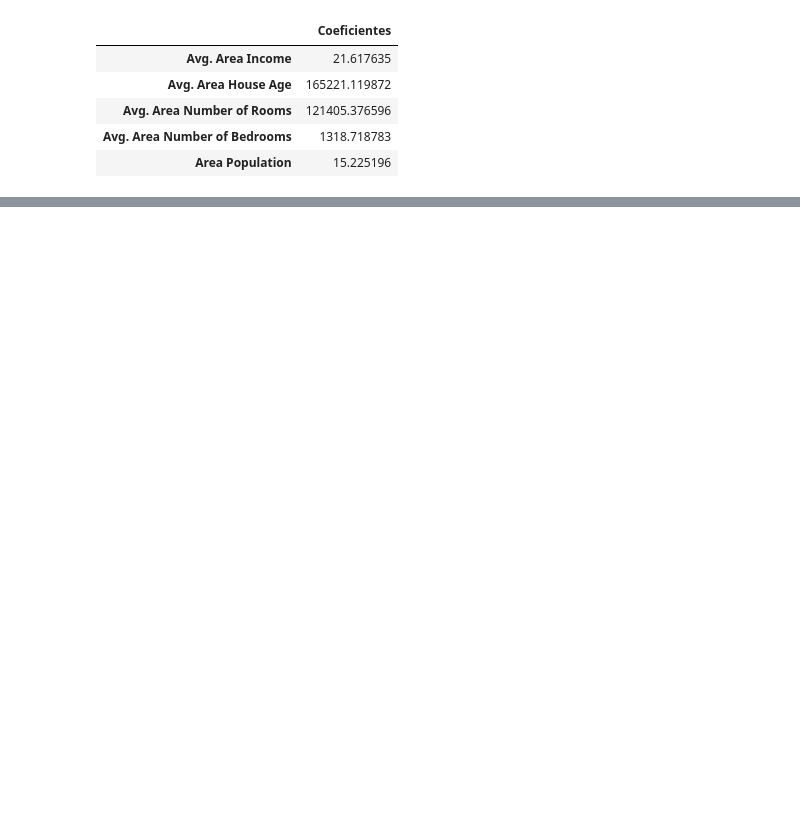
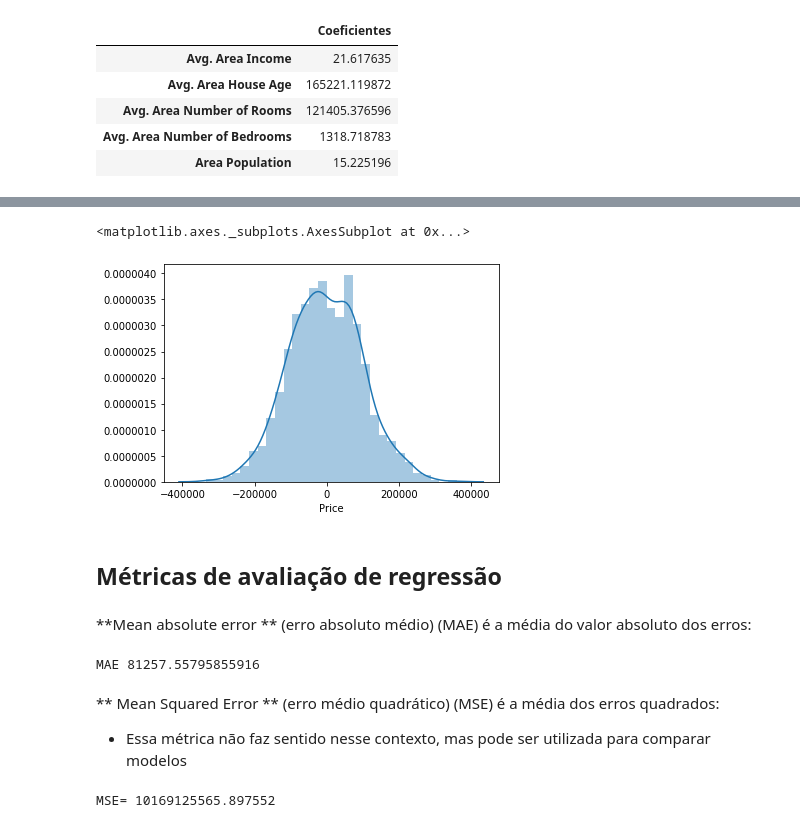
Before and after one commit to JnsFerreira/PythonForDS, a Jupyter notebook: MachineLearning/LinearRegressions/USAHousing/Linear Regressions-USAHousing.ipynb, the cells around one changed output, grey strips where cells are left out. Cells and saved outputs as stored; diff of their text form; code cells hidden in the pictures; blank space fills up the shorter version.

```diff
--- a/MachineLearning/LinearRegressions/USAHousing/Linear Regressions-USAHousing.ipynb
+++ b/MachineLearning/LinearRegressions/USAHousing/Linear Regressions-USAHousing.ipynb
@@ -192,0 +238,21 @@ coefs
+# %%
+sns.distplot((Y_test - predict))
+# %% [output]
+<matplotlib.axes._subplots.AxesSubplot at 0x...>
+[figure, added]
+# %% [markdown]
+## Métricas de avaliação de regressão
+# %% [markdown]
+**Mean absolute error ** (erro absoluto médio) (MAE) é a média do valor absoluto dos erros:
+# %%
+print('MAE=', metrics.mean_absolute_error(Y_test,predict))
+# %% [output]
+MAE 81257.55795855916
+# %% [markdown]
+** Mean Squared Error ** (erro médio quadrático) (MSE) é a média dos erros quadrados:
+
+* Essa métrica não faz sentido nesse contexto, mas pode ser utilizada para comparar modelos
+# %%
+print('MSE=', metrics.mean_squared_error(Y_test, predict))
+# %% [output]
+MSE= 10169125565.897552
```
Also changed, not shown: parts of 14 cells of this notebook.
